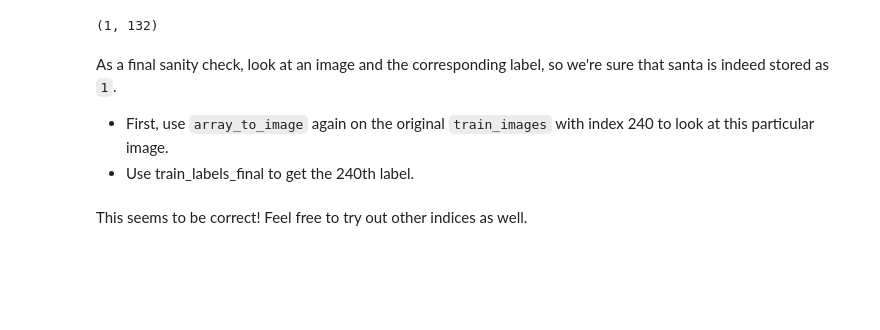
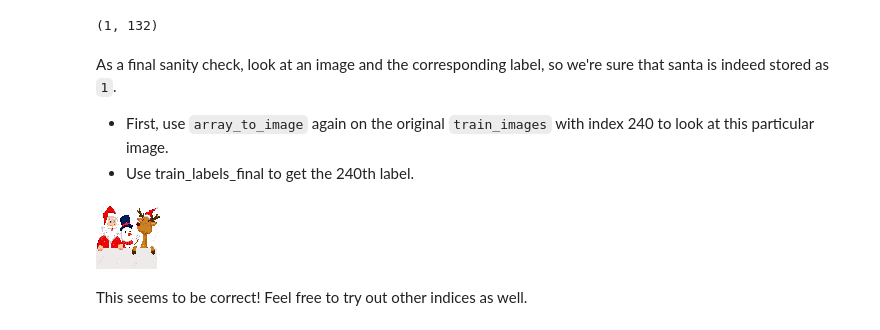
Before and after one commit to ntk38/dsc-04-40-03-introduction-to-neural-networks-lab-nyc-ds-career-012819, a Jupyter notebook: index.ipynb, the cells around one changed output. Saved outputs shown, nothing was run; the diff lists cells and outputs as text; code cells hidden in the pictures; blank space fills up the shorter version.

```diff
--- a/index.ipynb
+++ b/index.ipynb
@@ -173,6 +173,9 @@ As a final sanity check, look at an image and the corresponding label, so we're
 - Use train_labels_final to get the 240th label.
 # %%
 #Your code here; preview train images 240
+array_to_img(train_images[240])
+# %% [output]
+[figure, added]
 # %%
 #Your code here; preview train labels 240
 # %% [markdown]
```
